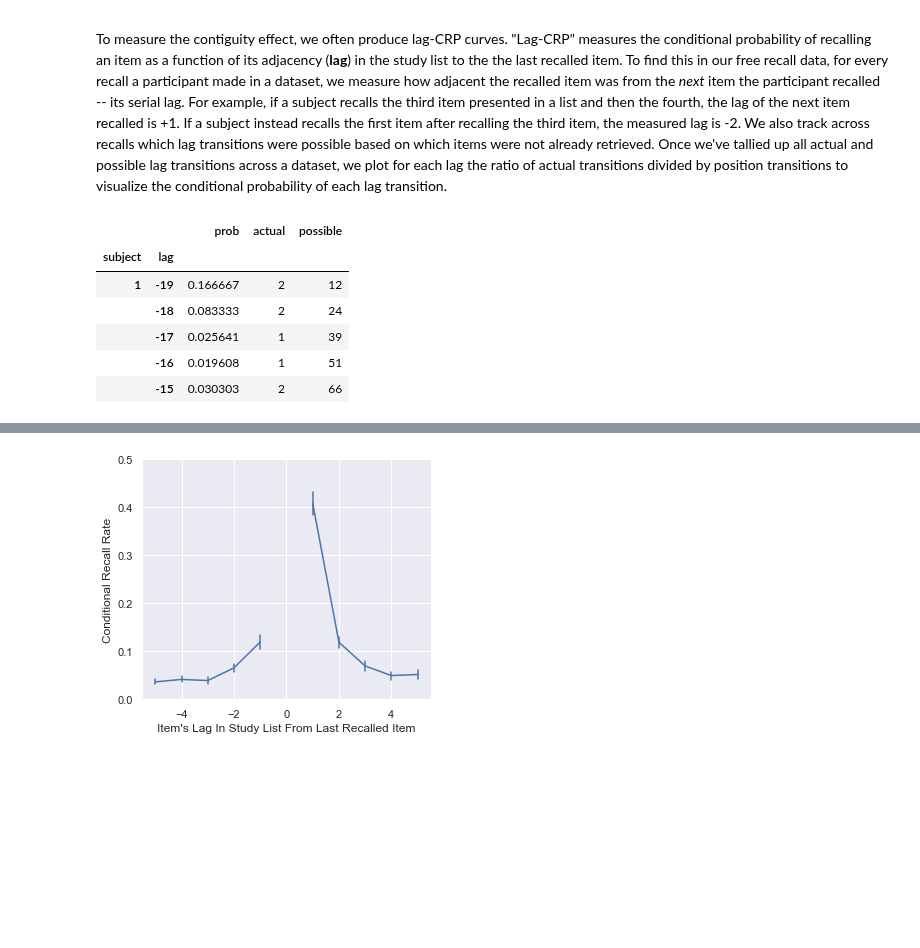
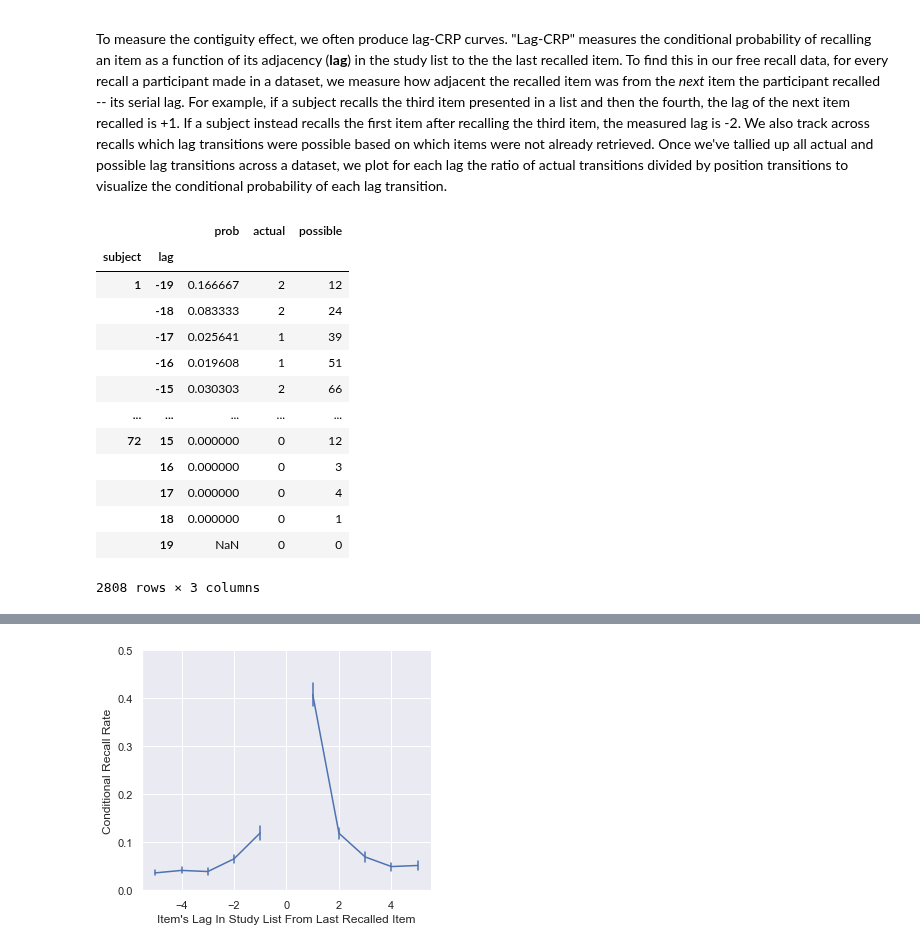
Before and after one commit to githubpsyche/compmemlearn, a Jupyter notebook: library/analyses/Benchmark_Recall_Phenomena.ipynb, the cells around one changed output, grey strips where cells are left out. Cells and saved outputs as stored; diff of their text form; code cells hidden in the pictures; blank space fills up the shorter version.

```diff
--- a/library/analyses/Benchmark_Recall_Phenomena.ipynb
+++ b/library/analyses/Benchmark_Recall_Phenomena.ipynb
@@ -107,12 +116,19 @@ def plot_lag_crp(data, max_lag=5, **facet_kws):
         x='lag', y='prob', **facet_kws)
 # %%
 lag_crp = fr.lag_crp(events)
-lag_crp.head()
+lag_crp
 # %% [output]
 |  |  | prob | actual | possible |
 | subject | lag |  |  |  |
 | 1 | -19 | 0.166667 | 2 | 12 |
 |  | -18 | 0.083333 | 2 | 24 |
 |  | -17 | 0.025641 | 1 | 39 |
 |  | -16 | 0.019608 | 1 | 51 |
 |  | -15 | 0.030303 | 2 | 66 |
+| ... | ... | ... | ... | ... |
+| 72 | 15 | 0.000000 | 0 | 12 |
+|  | 16 | 0.000000 | 0 | 3 |
+|  | 17 | 0.000000 | 0 | 4 |
+|  | 18 | 0.000000 | 0 | 1 |
+|  | 19 | NaN | 0 | 0 |
+2808 rows × 3 columns
```
Also changed, not shown: parts of 14 cells of this notebook, 30 other files.
